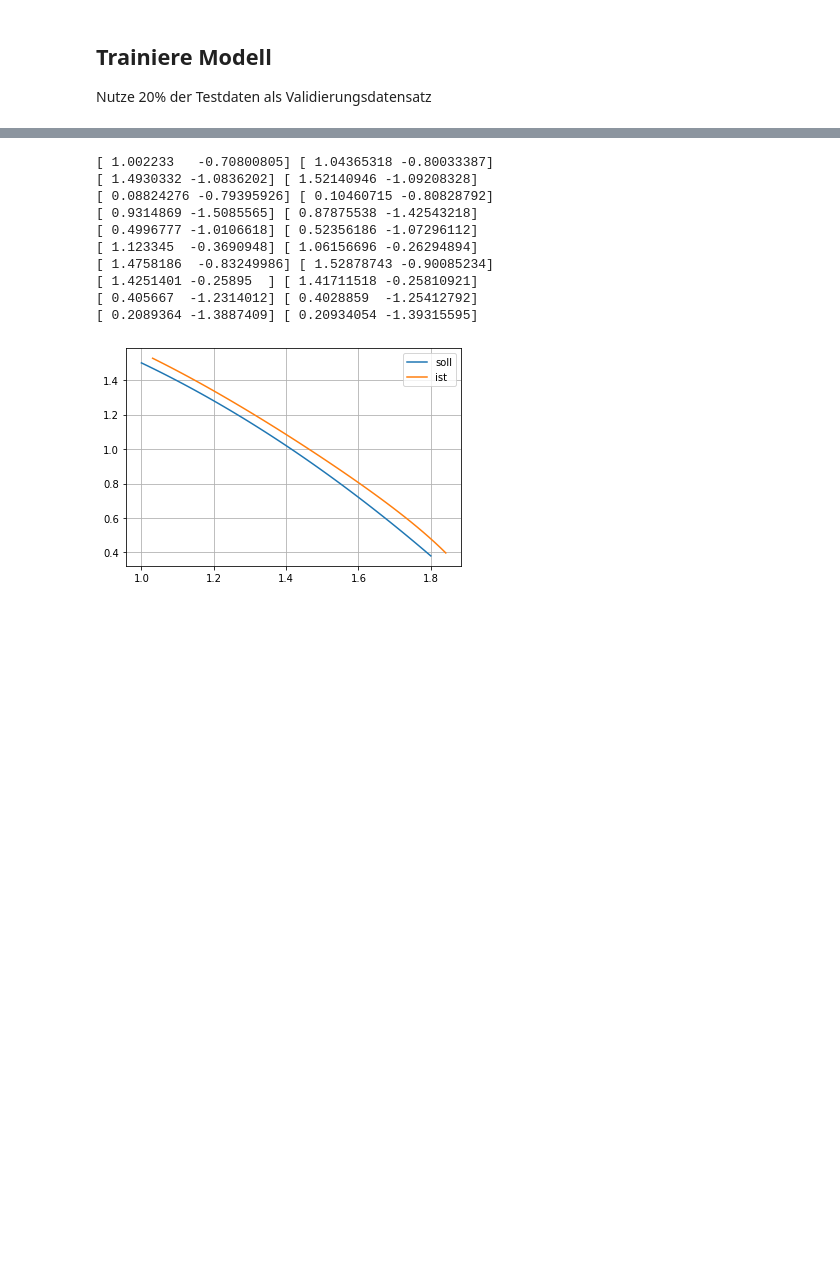
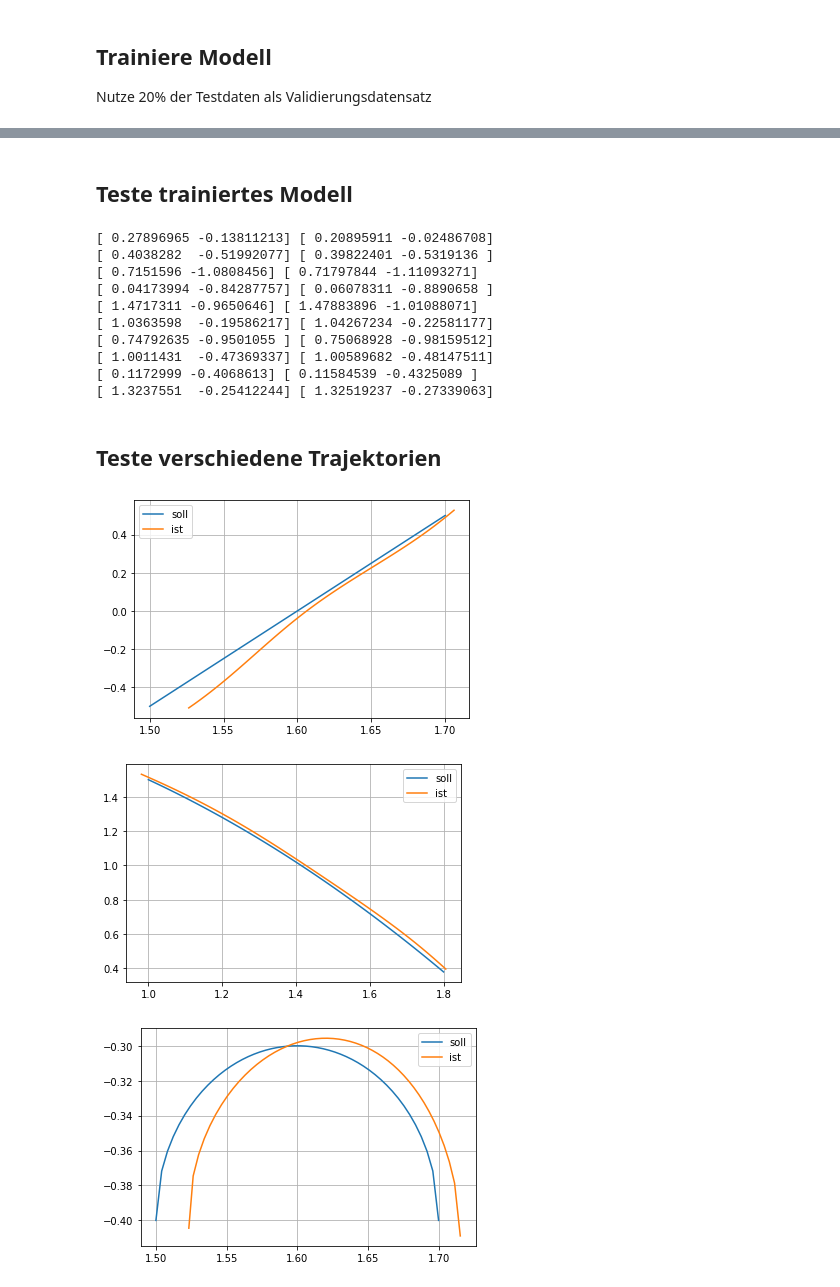
Before and after one commit to dnhshl/cc-ai, a Jupyter notebook: simpleRobot.ipynb, the cells around one changed output, grey strips where cells are left out. Drawn from its saved outputs; the diff is of its cells as text; code cells hidden in the pictures; blank space fills up the shorter version.

```diff
--- a/simpleRobot.ipynb
+++ b/simpleRobot.ipynb
@@ -98,11 +143,11 @@ Als Fehlerfunktion wird der quadratische Fehler genutzt. Als Optimierungsfunktio
 # %%
 def build_and_compile_model():
   model = keras.Sequential([
-      layers.Dense(100, input_shape=[2,], activation='tanh'),
-      layers.Dense(100, activation='tanh'),
+      layers.Dense(layer1size, input_shape=[2,], activation='tanh'),
+      layers.Dense(layer2size, activation='tanh'),
       layers.Dense(2)     ## output
   ])
 
   model.compile(loss='mean_squared_error',
-                optimizer=optimizers.SGD(learning_rate=0.01))
+                optimizer=myoptimizer(learning_rate=0.01))
   return model
@@ -147,8 +185,10 @@ print(dout[:5])
 
 Nutze 20% der Testdaten als Validierungsdatensatz
 # %%
+
+
 history = mymodel.fit(din, dout,
-          batch_size=32, epochs=10,
+          batch_size=batch_size, epochs=epochs,
           validation_split = 0.2)
 # %% [output]
 Epoch 1/10
@@ -188,41 +228,64 @@ plot_loss(history)
+# %% [markdown]
+## Teste trainiertes Modell
 # %%
-predictions = mymodel.predict(din)
+testdatasize = 100
+
+(testdata_in, testdata_out) = gen_data(testdatasize)
+
+predictions = mymodel.predict(testdata_in)
 
 
 for i in range(10):
-  print(predictions[i], dout[i])
+  print(predictions[i], testdata_out[i])
 # %% [output]
-[ 1.002233   -0.70800805] [ 1.04365318 -0.80033387]
-[ 1.4930332 -1.0836202] [ 1.52140946 -1.09208328]
-[ 0.08824276 -0.79395926] [ 0.10460715 -0.80828792]
-[ 0.9314869 -1.5085565] [ 0.87875538 -1.42543218]
-[ 0.4996777 -1.0106618] [ 0.52356186 -1.07296112]
-[ 1.123345  -0.3690948] [ 1.06156696 -0.26294894]
-[ 1.4758186  -0.83249986] [ 1.52878743 -0.90085234]
-[ 1.4251401 -0.25895  ] [ 1.41711518 -0.25810921]
-[ 0.405667  -1.2314012] [ 0.4028859  -1.25412792]
-[ 0.2089364 -1.3887409] [ 0.20934054 -1.39315595]
+[ 0.27896965 -0.13811213] [ 0.20895911 -0.02486708]
+[ 0.4038282  -0.51992077] [ 0.39822401 -0.5319136 ]
+[ 0.7151596 -1.0808456] [ 0.71797844 -1.11093271]
+[ 0.04173994 -0.84287757] [ 0.06078311 -0.8890658 ]
+[ 1.4717311 -0.9650646] [ 1.47883896 -1.01088071]
+[ 1.0363598  -0.19586217] [ 1.04267234 -0.22581177]
+[ 0.74792635 -0.9501055 ] [ 0.75068928 -0.98159512]
+[ 1.0011431  -0.47369337] [ 1.00589682 -0.48147511]
+[ 0.1172999 -0.4068613] [ 0.11584539 -0.4325089 ]
+[ 1.3237551  -0.25412244] [ 1.32519237 -0.27339063]
+# %% [markdown]
+## Teste verschiedene Trajektorien
 # %%
-xtest = np.linspace(1.5,1.7)
-ytest = 1/0.2*(xtest-1.5) -0.5
+# Gerade
+xtest1 = np.linspace(1.5,1.7)
+ytest1 = 1/0.2*(xtest-1.5) -0.5
 
-xtest = np.linspace(1, 1.8)
-ytest = -0.5*xt*xt +2
+# Parabel
+xtest2 = np.linspace(1, 1.8)
+ytest2 = -0.5*xtest2*xtest2 +2
+
+# Kreisbogen
+xtest3 = np.linspace(-0.1, 0.1)
+ytest3 = np.sqrt(0.1*0.1 - xtest3*xtest3)
+xtest3 = xtest3 + 1.6
+ytest3 = ytest3 - 0.4
 
 
-def plot_trajectory():
-  plt.plot(xtest,ytest, label='soll')
-  phipred = mymodel.predict(np.vstack((xtest, ytest)).T)
+def plot_trajectory(x, y):
+  plt.figure()
+  plt.plot(x,y, label='soll')
+  phipred = mymodel.predict(np.vstack((x, y)).T)
 
   # Berechne x und y
   xpred = l1 * np.cos(phipred[:,0]) + l2 * np.cos(phipred.sum(axis=1))
   ypred = l1 * np.sin(phipred[:,0]) + l2 * np.sin(phipred.sum(axis=1))
 
   plt.plot(xpred, ypred, label='ist')
   plt.grid(True)
   plt.legend()
 
 
-plot_trajectory()
+plot_trajectory(xtest1, ytest1)
+
+plot_trajectory(xtest2, ytest2)
+
+plot_trajectory(xtest3, ytest3)
 # %% [output]
-[figure, old version]
+[figure, new version]
+[figure, added]
+[figure, added]
```
Also changed, not shown: parts of 16 cells of this notebook.
